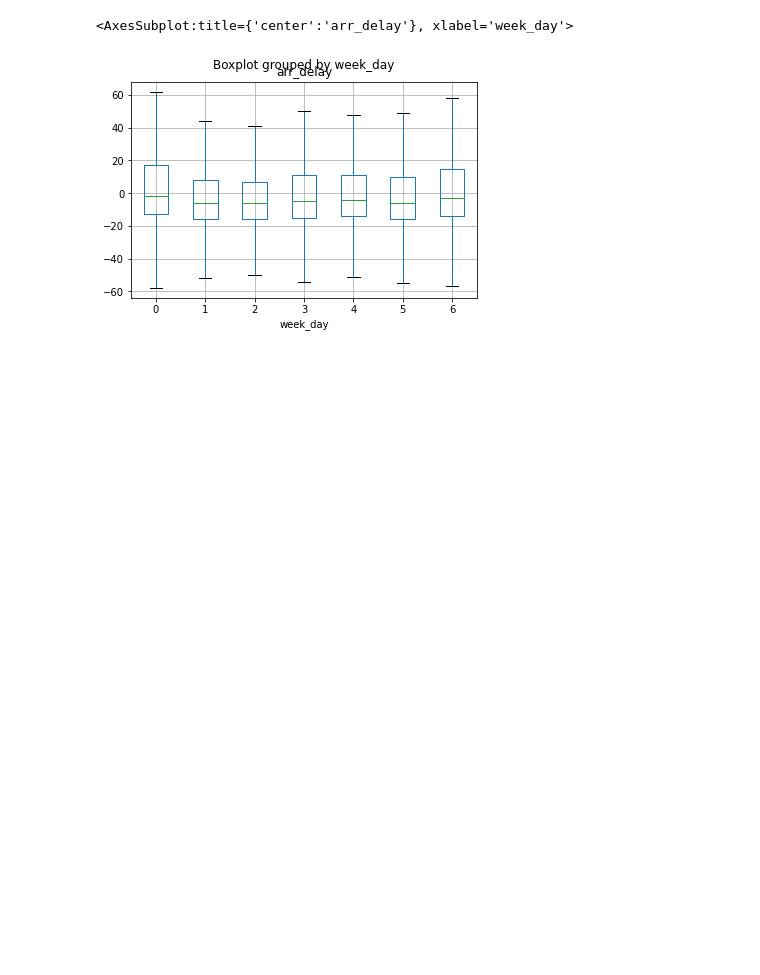
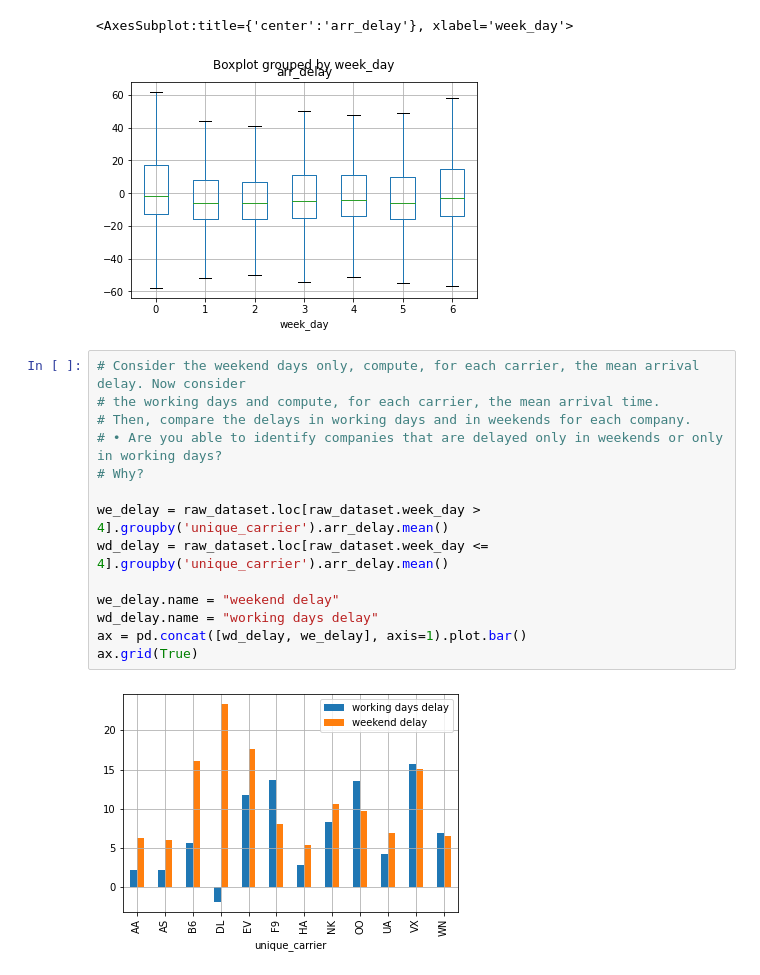
Before and after one commit to monkEdward/dsl_lab, a Jupyter notebook: lab_5/FLIGHT_DELAY/flight_delay.ipynb, the cells around one changed output. Saved outputs shown, nothing was run; the diff lists cells and outputs as text; blank space fills up the shorter version.

```diff
--- a/lab_5/FLIGHT_DELAY/flight_delay.ipynb
+++ b/lab_5/FLIGHT_DELAY/flight_delay.ipynb
@@ -154,3 +153,19 @@ raw_dataset.boxplot(by='week_day', column='arr_delay', showfliers=False)
 # %% [output]
 <AxesSubplot:title={'center':'arr_delay'}, xlabel='week_day'>
 [figure]
+# %%
+# Consider the weekend days only, compute, for each carrier, the mean arrival delay. Now consider
+# the working days and compute, for each carrier, the mean arrival time.
+# Then, compare the delays in working days and in weekends for each company.
+# • Are you able to identify companies that are delayed only in weekends or only in working days?
+# Why?
+
+we_delay = raw_dataset.loc[raw_dataset.week_day > 4].groupby('unique_carrier').arr_delay.mean()
+wd_delay = raw_dataset.loc[raw_dataset.week_day <= 4].groupby('unique_carrier').arr_delay.mean()
+
+we_delay.name = "weekend delay"
+wd_delay.name = "working days delay"
+ax = pd.concat([wd_delay, we_delay], axis=1).plot.bar()
+ax.grid(True)
+# %% [output]
+[figure, added]
```
Also changed, not shown: parts of 10 cells of this notebook.
